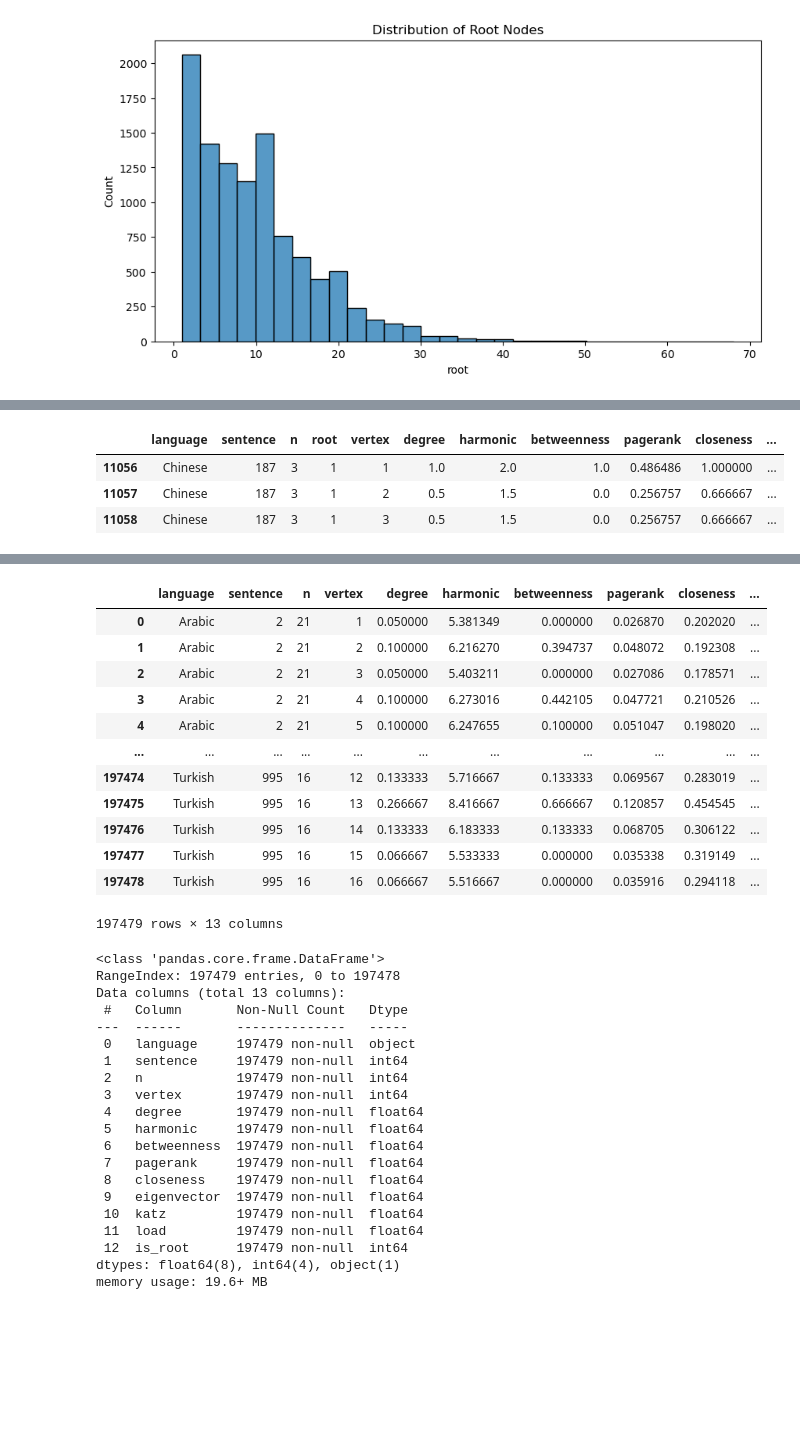
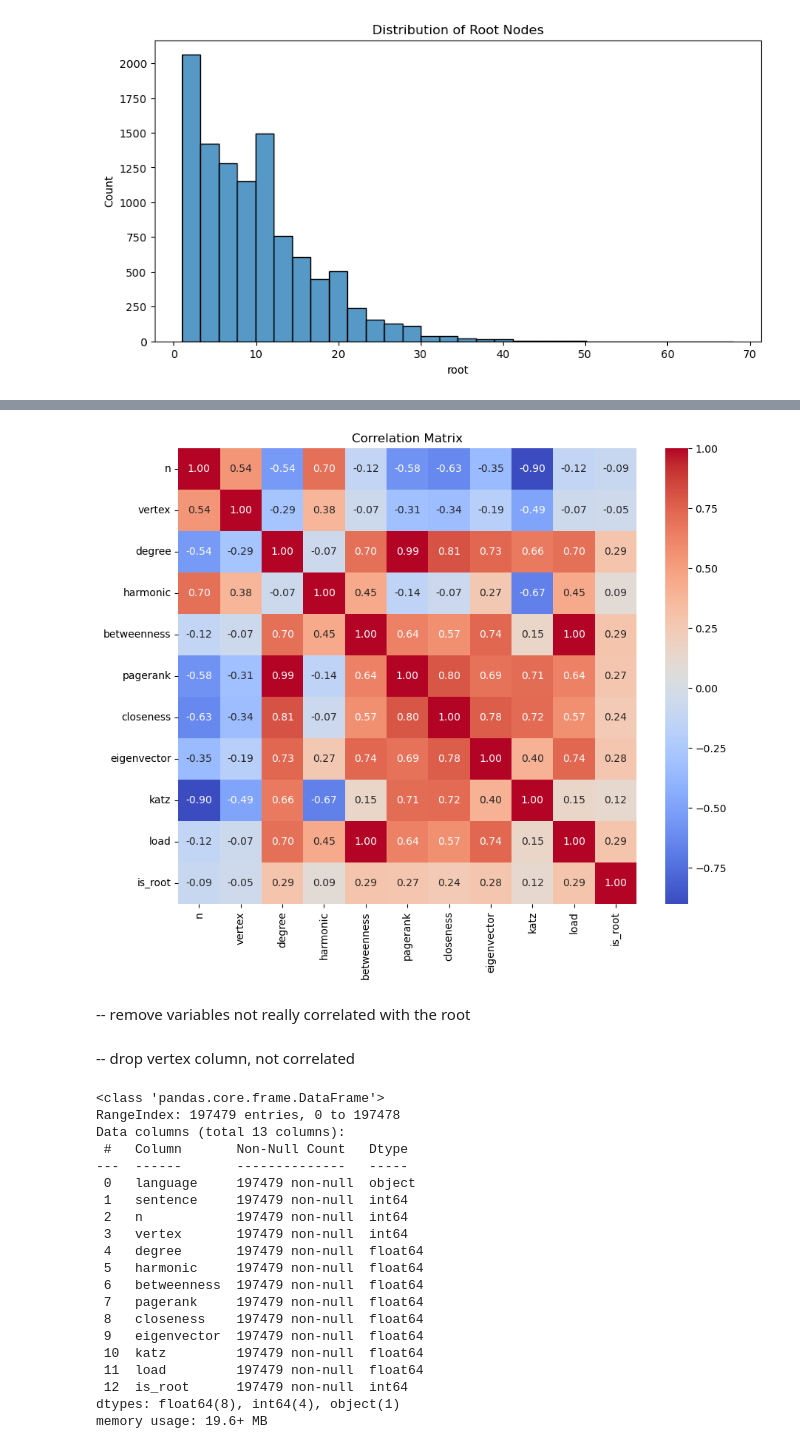
Before and after one commit to nifeolaj/tree-root-prediction, a Jupyter notebook: ML Project 2.ipynb, the cells around one changed output, grey strips where cells are left out. Saved outputs shown, nothing was run; the diff lists cells and outputs as text; code cells hidden in the pictures; blank space fills up the shorter version.

```diff
--- a/ML Project 2.ipynb
+++ b/ML Project 2.ipynb
@@ -177,3 +164,7 @@ def visualize_tree(edges, root, title=""):
     nx.draw(G, pos, with_labels=True, arrows=True, node_size=800, node_color='lightblue')
     plt.title(f"Tree Visualization (Root: {root}) {title}")
     plt.show()
+
+# Visualize first few trees
+for i, row in df.head(3).iterrows():
+    visualize_tree(ast.literal_eval(row['edgelist']), row['root'], f"Language: {row['language']}, Sentence: {row['sentence']}")
@@ -180,4 +174,0 @@ def visualize_tree(edges, root, title=""):
-# %%
-# Visualize first few trees
-for i, row in df.head(3).iterrows():
-    visualize_tree(row['edges'], row['root'], f"Language: {row['language']}, Sentence: {row['sentence']}")
@@ -209,2 +253,5 @@ def centralities(edgelist):
 # %%
-df['centralities'] = df['edges'].apply(centralities)
+df = preprocess(df)
+
+# check with project guideline
+df[(df['language'] == 'Arabic') & (df['sentence'] == 62)]
@@ -331,12 +270,4 @@ final_df[(final_df['language'] == 'Arabic') & (final_df['sentence'] == 62)]
-# %%
-# check with another sentence
-final_df[(final_df['language'] == 'Chinese') & (final_df['sentence'] == 187)]
-# %% [output]
-|  | language | sentence | n | root | vertex | degree | harmonic | betweenness | pagerank | closeness | ... |
-| 11056 | Chinese | 187 | 3 | 1 | 1 | 1.0 | 2.0 | 1.0 | 0.486486 | 1.000000 | ... |
-| 11057 | Chinese | 187 | 3 | 1 | 2 | 0.5 | 1.5 | 0.0 | 0.256757 | 0.666667 | ... |
-| 11058 | Chinese | 187 | 3 | 1 | 3 | 0.5 | 1.5 | 0.0 | 0.256757 | 0.666667 | ... |
 # %%
 # drop root column
-final_df = final_df.drop('root', axis=1)
+df = df.drop('root', axis=1)
 # %%
@@ -351,20 +283,16 @@ final_df.describe()
 | 50% | 491.000000 | 21.000000 | 10.000000 | 0.083333 | 6.333333 | 0.105105 | 0.043185 | 0.230216 | 0.148881 | 0.217238 | ... |
 | 75% | 736.000000 | 27.000000 | 16.000000 | 0.133333 | 7.782527 | 0.341667 | 0.066175 | 0.290000 | 0.258312 | 0.250142 | ... |
 | max | 995.000000 | 70.000000 | 70.000000 | 1.000000 | 20.078175 | 1.000000 | 0.486486 | 1.000000 | 0.707107 | 0.579260 | ... |
-# %%
-final_df
-# %% [output]
-|  | language | sentence | n | vertex | degree | harmonic | betweenness | pagerank | closeness | ... |
-| 0 | Arabic | 2 | 21 | 1 | 0.050000 | 5.381349 | 0.000000 | 0.026870 | 0.202020 | ... |
-| 1 | Arabic | 2 | 21 | 2 | 0.100000 | 6.216270 | 0.394737 | 0.048072 | 0.192308 | ... |
-| 2 | Arabic | 2 | 21 | 3 | 0.050000 | 5.403211 | 0.000000 | 0.027086 | 0.178571 | ... |
-| 3 | Arabic | 2 | 21 | 4 | 0.100000 | 6.273016 | 0.442105 | 0.047721 | 0.210526 | ... |
-| 4 | Arabic | 2 | 21 | 5 | 0.100000 | 6.247655 | 0.100000 | 0.051047 | 0.198020 | ... |
-| ... | ... | ... | ... | ... | ... | ... | ... | ... | ... | ... |
-| 197474 | Turkish | 995 | 16 | 12 | 0.133333 | 5.716667 | 0.133333 | 0.069567 | 0.283019 | ... |
-| 197475 | Turkish | 995 | 16 | 13 | 0.266667 | 8.416667 | 0.666667 | 0.120857 | 0.454545 | ... |
-| 197476 | Turkish | 995 | 16 | 14 | 0.133333 | 6.183333 | 0.133333 | 0.068705 | 0.306122 | ... |
-| 197477 | Turkish | 995 | 16 | 15 | 0.066667 | 5.533333 | 0.000000 | 0.035338 | 0.319149 | ... |
-| 197478 | Turkish | 995 | 16 | 16 | 0.066667 | 5.516667 | 0.000000 | 0.035916 | 0.294118 | ... |
-197479 rows × 13 columns
+# %%
+# check the carrelation between features
+plt.figure(figsize=(10, 8))
+sns.heatmap(df.drop(['sentence', 'language'], axis=1).corr(), annot=True, cmap='coolwarm', fmt=".2f")
+plt.title("Correlation Matrix")
+plt.show()
+# %% [output]
+[figure, added]
+# %% [markdown]
+-- remove variables not really correlated with the root
+# %% [markdown]
+-- drop vertex column, not correlated
 # %%
```
Also changed, not shown: parts of 61 cells of this notebook.
